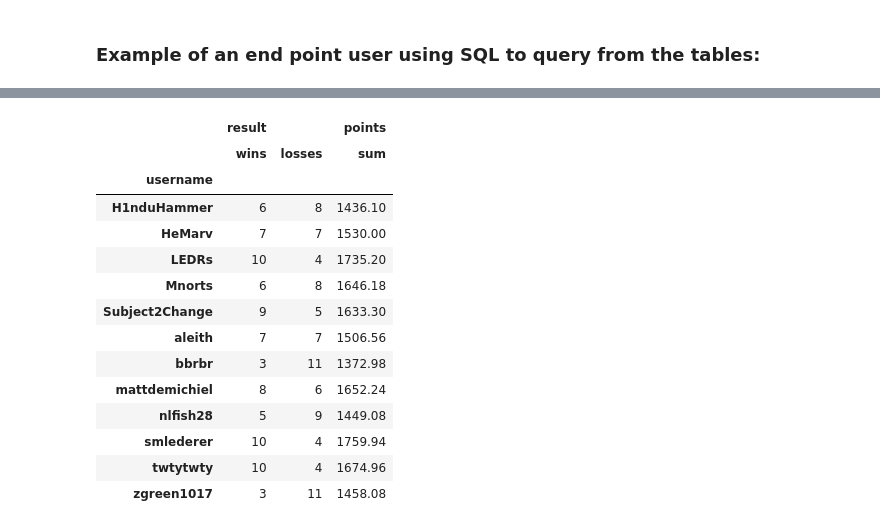
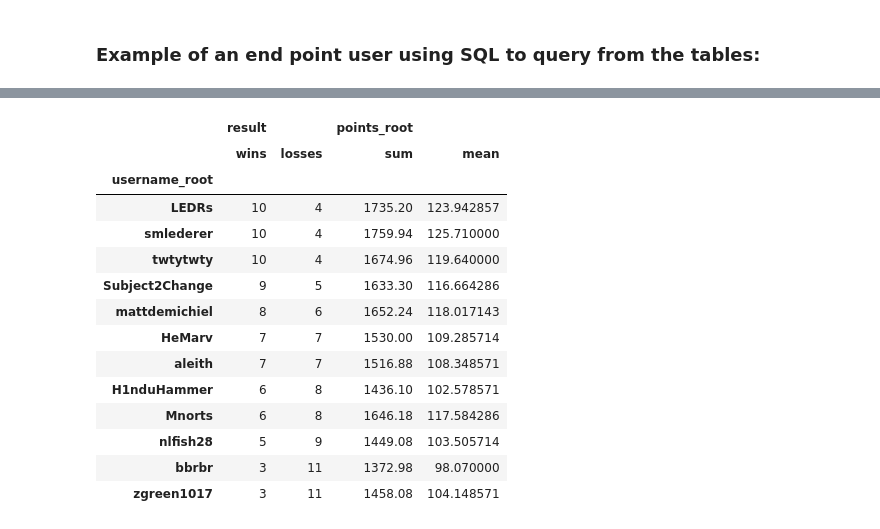
Before and after one commit to smlederer/ff_etl, a Jupyter notebook: sleeper_read_playground.ipynb, the cells around one changed output, grey strips where cells are left out. Saved outputs shown, nothing was run; the diff lists cells and outputs as text; code cells hidden in the pictures.

```diff
--- a/sleeper_read_playground.ipynb
+++ b/sleeper_read_playground.ipynb
@@ -140,12 +140,9 @@ conn = instance.cnx
 
 res = pd.read_sql(sql = '''
 
-select distinct r1.username, r1.week, r1.season, r1.matchup_id, r1.points, r2.points as opp_points,
-r2.username as opp, case when r1.points > r2.points then 'win' else 'loss' end as result
-from results r1
-join results r2 on r1.week = r2.week and r1.season = r2.season and r1.matchup_id = r2.matchup_id
-where r1.username <> r2.username
-order by week, matchup_id
+select username_root, username_challenger, week, season, matchup_id, points_root, points_challenger,
+case when points_root>points_challenger then 'win' else 'loss' end as result
+from matchup
 ''',con = conn)
 
 instance.cleanup()
@@ -161,26 +158,26 @@ res.head()
 # %%
 def wins(x):
     y=np.count_nonzero(x == 'win')
     return y
 
 def losses(x):
     y=np.count_nonzero(x == 'loss')
     return y
 
-res[['username','result','points']].groupby('username').aggregate({'result':[wins,losses],'points':['sum']})
+res[['username_root','result','points_root']].groupby('username_root').aggregate({'result':[wins,losses],'points_root':['sum','mean']}).sort_values(('result','wins'), ascending=False)
 # %% [output]
-|  | result |  | points |
-|  | wins | losses | sum |
-| username |  |  |  |
-| H1nduHammer | 6 | 8 | 1436.10 |
-| HeMarv | 7 | 7 | 1530.00 |
-| LEDRs | 10 | 4 | 1735.20 |
-| Mnorts | 6 | 8 | 1646.18 |
-| Subject2Change | 9 | 5 | 1633.30 |
-| aleith | 7 | 7 | 1506.56 |
-| bbrbr | 3 | 11 | 1372.98 |
-| mattdemichiel | 8 | 6 | 1652.24 |
-| nlfish28 | 5 | 9 | 1449.08 |
-| smlederer | 10 | 4 | 1759.94 |
-| twtytwty | 10 | 4 | 1674.96 |
-| zgreen1017 | 3 | 11 | 1458.08 |
+|  | result |  | points_root |  |
+|  | wins | losses | sum | mean |
+| username_root |  |  |  |  |
+| LEDRs | 10 | 4 | 1735.20 | 123.942857 |
+| smlederer | 10 | 4 | 1759.94 | 125.710000 |
+| twtytwty | 10 | 4 | 1674.96 | 119.640000 |
+| Subject2Change | 9 | 5 | 1633.30 | 116.664286 |
+| mattdemichiel | 8 | 6 | 1652.24 | 118.017143 |
+| HeMarv | 7 | 7 | 1530.00 | 109.285714 |
+| aleith | 7 | 7 | 1516.88 | 108.348571 |
+| H1nduHammer | 6 | 8 | 1436.10 | 102.578571 |
+| Mnorts | 6 | 8 | 1646.18 | 117.584286 |
+| nlfish28 | 5 | 9 | 1449.08 | 103.505714 |
+| bbrbr | 3 | 11 | 1372.98 | 98.070000 |
+| zgreen1017 | 3 | 11 | 1458.08 | 104.148571 |
```
Also changed, not shown: parts of 5 cells of this notebook, 1 other file.
